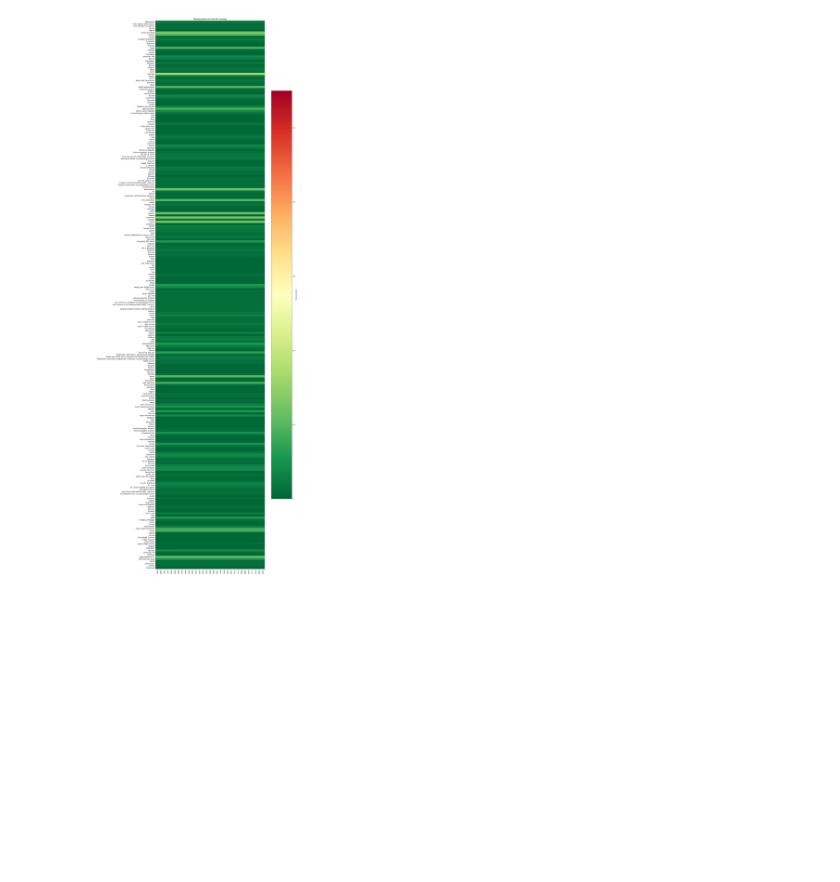
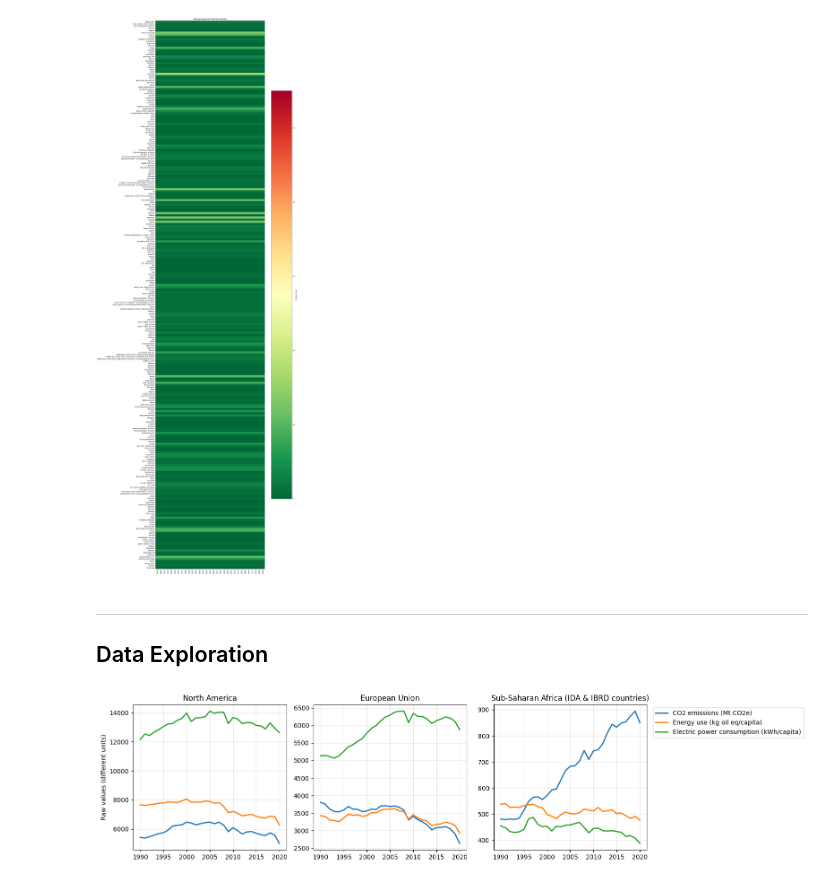
Before and after one commit to benkwan26/carbon_dioxide_emissions, a Jupyter notebook: notebooks/01_EDA_cleaning.ipynb, the cells around one changed output. Cells and saved outputs as stored; diff of their text form; code cells hidden in the pictures; blank space fills up the shorter version.

Commit message:
Finish data cleaning

```diff
--- a/notebooks/01_EDA_cleaning.ipynb
+++ b/notebooks/01_EDA_cleaning.ipynb
@@ -181,0 +199,29 @@ train_df = train_df.fillna(0)
+# %% [markdown]
+---
+## Data Exploration
+# %%
+
+regions = ["North America", "European Union", "Sub-Saharan Africa (IDA & IBRD countries)"]
+cols = {
+    "CO2 emissions (Mt CO2e)": "Carbon dioxide (CO2) emissions (total) excluding LULUCF (Mt CO2e)",
+    "Energy use (kg oil eq/capita)": "Energy use (kg of oil equivalent per capita)",
+    "Electric power consumption (kWh/capita)": "Electric power consumption (kWh per capita)",
+}
+
+fig, axes = plt.subplots(1, 3, figsize=(16, 4), sharex=True)
+
+for ax, country in zip(axes, regions):
+    one = train_df[train_df["Country Name"] == country].sort_values("Year")
+
+    for label, col in cols.items():
+        ax.plot(one["Year"], one[col], label=label, linewidth=2)
+
+    ax.set_title(country)
+    ax.grid(True, alpha=0.3)
+
+axes[0].set_ylabel("Raw values (different units)")
+axes[-1].legend(loc="upper left", bbox_to_anchor=(1.02, 1.0))
+plt.tight_layout()
+plt.show()
+# %% [output]
+[figure, added]
```
Also changed, not shown: parts of 9 cells of this notebook, 2 other files.
